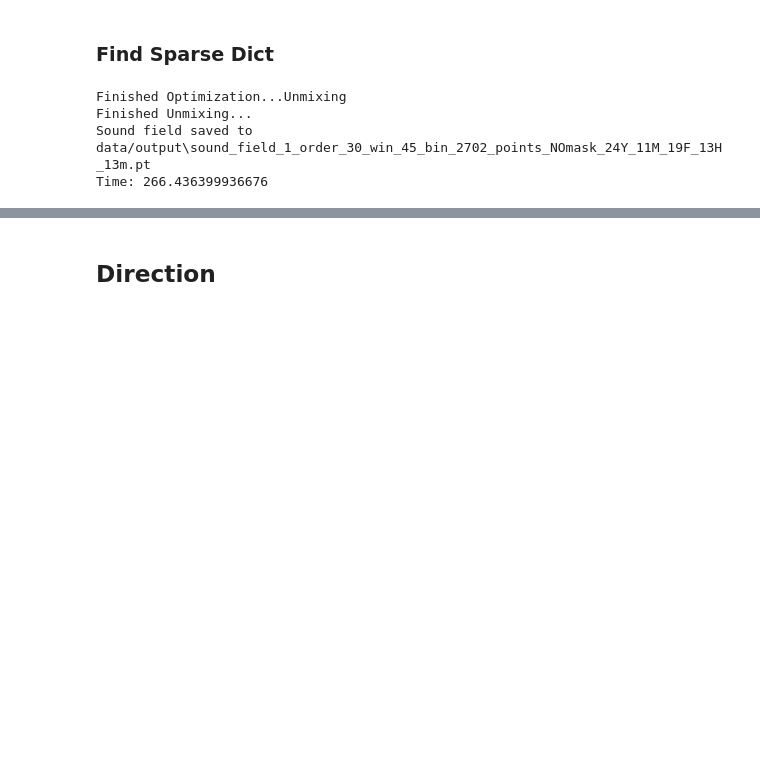
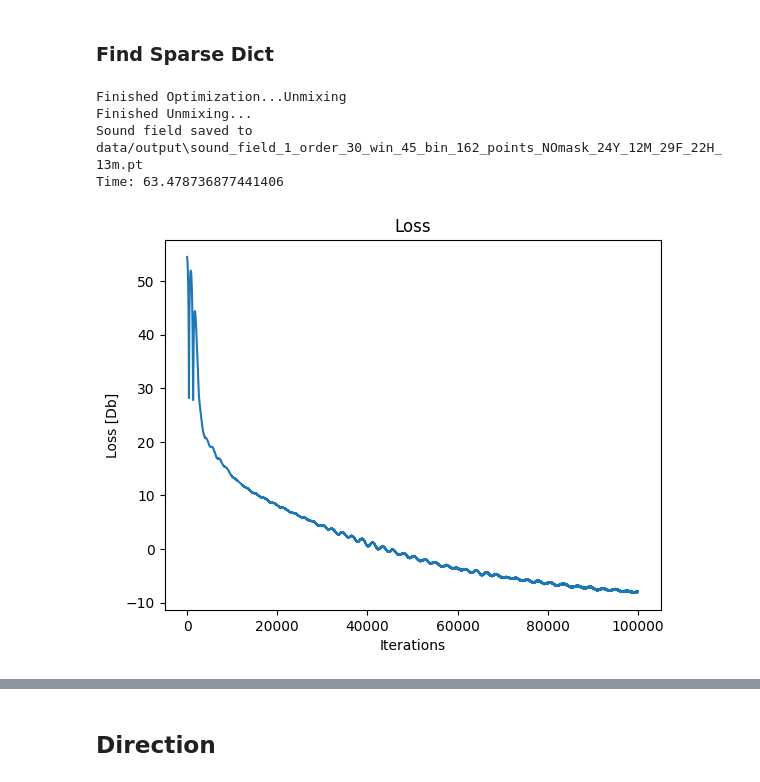
Before and after one commit to Amitmils/AmbisonicUpscaling, a Jupyter notebook: run_script.ipynb, the cells around one changed output, grey strips where cells are left out. Cells and saved outputs as stored; diff of their text form; code cells hidden in the pictures; blank space fills up the shorter version.

```diff
--- a/run_script.ipynb
+++ b/run_script.ipynb
@@ -139,13 +140,14 @@ else:
 # %%
 if True:
     Y_p = utils.create_sh_matrix(input_order, zen=sound_field.P_th, azi=sound_field.P_ph).to(DEVICE)
-    opt = optimizer(Y_p, alpha=1, method=GD_OPT_METHOD,device=DEVICE)
+    opt = optimizer(Y_p, alpha=0.5, method=GD_OPT_METHOD,device=DEVICE)
     start = time.time()
     with torch.no_grad():
         anm_t_subbands_dict = sound_field.get_sparse_dict_v2(opt,mask,iter = 1e5,multi_processing=False,save=True) #single processing progress bar doesnt work
     print(f"Time: {time.time()-start}")
 # %% [output]
 Finished Optimization...Unmixing
 Finished Unmixing...
-Sound field saved to data/output\sound_field_1_order_30_win_45_bin_2702_points_NOmask_24Y_11M_19F_13H_13m.pt
-Time: 266.436399936676
+Sound field saved to data/output\sound_field_1_order_30_win_45_bin_162_points_NOmask_24Y_12M_29F_22H_13m.pt
+Time: 63.478736877441406
+[figure, added]
```
Also changed, not shown: parts of 12 cells of this notebook, 2 other files.
